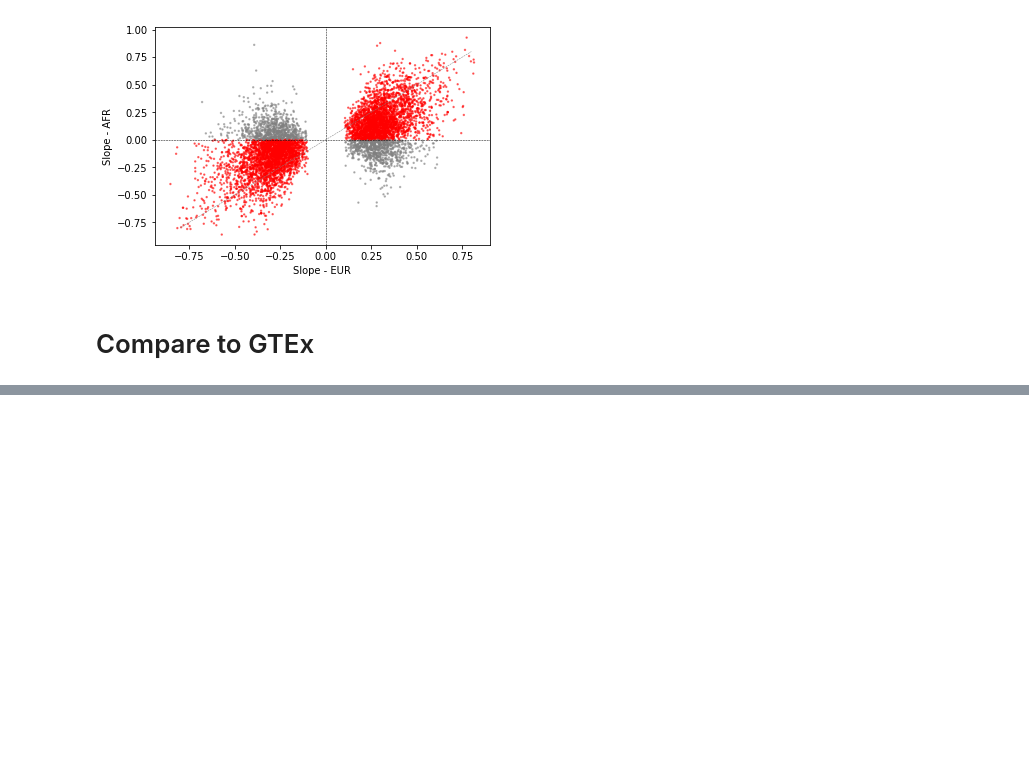
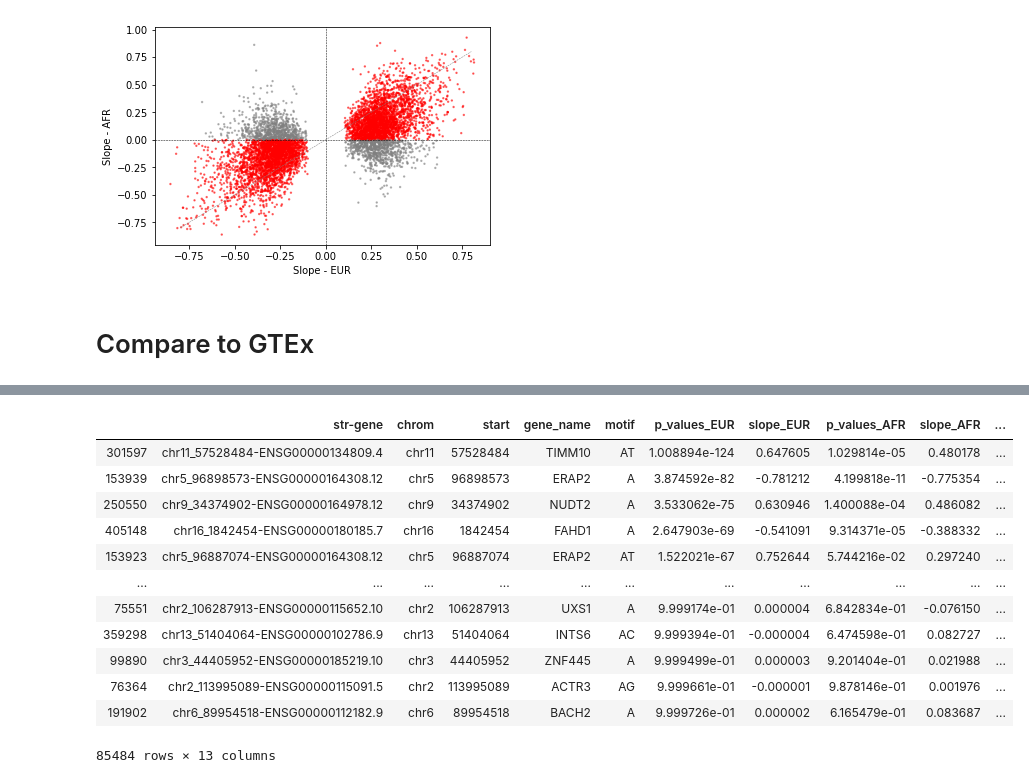
Before and after one commit to gymreklab/1000Genomes-TR-Analysis, a Jupyter notebook: geuvadis/GeuvadisPlots.ipynb, the cells around one changed output, grey strips where cells are left out. Saved outputs shown, nothing was run; the diff lists cells and outputs as text; code cells hidden in the pictures; blank space fills up the shorter version.

```diff
--- a/geuvadis/GeuvadisPlots.ipynb
+++ b/geuvadis/GeuvadisPlots.ipynb
@@ -161,0 +233,24 @@ for t in TISSUES:
+# %%
+dfs = []
+for chrom in range(1, 23):
+    if not os.path.exists("../het-stats/chr%s.period.tab"%chrom): continue
+    data = pd.read_csv("../het-stats/chr%s.stats.tab"%chrom, sep="\t")
+    dfs.append(data)
+data = pd.concat(dfs)
+
+motifs = pd.read_csv("../het-stats/motif_info.tab", sep="\t", names=["chrom", "start","period","motif"])
+data = pd.merge(data, motifs, on=["chrom","start"])
+data["reflen-bp"] = data.apply(lambda x: (x["end"]-x["start"]), 1)
+
+hetdata = data[(data["motif"].apply(type)==str)]
+# %%
+eur_fdr["start"] = eur_fdr["start_hg38"]
+afr_fdr["start"] = afr_fdr["start_hg38"]
+# %%
+eur_het = pd.merge(eur_fdr, hetdata[["chrom","start","het-EUR","het-AFR","nalleles-EUR","nalleles-AFR","motif"]],
+         on=["chrom","start"])
+afr_het = pd.merge(afr_fdr, hetdata[["chrom","start","het-EUR","het-AFR","nalleles-EUR","nalleles-AFR","motif"]],
+         on=["chrom","start"])
+# %%
+xx = pd.merge(eur_het[["str-gene","chrom","start","gene_name","motif","p_values","slope"]],
+              afr_het[["chrom","start","gene_name","motif","p_values","slope","het-EUR","het-AFR","nalleles-EUR","nalleles-AFR"]], on=["chrom","start","gene_name","motif"], suffixes=("_EUR","_AFR"))
@@ -161,0 +266,16 @@ for t in TISSUES:
+# %%
+xx[xx["nalleles-EUR"]>3].sort_values("p_values_EUR")
+# %% [output]
+|  | str-gene | chrom | start | gene_name | motif | p_values_EUR | slope_EUR | p_values_AFR | slope_AFR | ... |
+| 301597 | chr11_57528484-ENSG00000134809.4 | chr11 | 57528484 | TIMM10 | AT | 1.008894e-124 | 0.647605 | 1.029814e-05 | 0.480178 | ... |
+| 153939 | chr5_96898573-ENSG00000164308.12 | chr5 | 96898573 | ERAP2 | A | 3.874592e-82 | -0.781212 | 4.199818e-11 | -0.775354 | ... |
+| 250550 | chr9_34374902-ENSG00000164978.12 | chr9 | 34374902 | NUDT2 | A | 3.533062e-75 | 0.630946 | 1.400088e-04 | 0.486082 | ... |
+| 405148 | chr16_1842454-ENSG00000180185.7 | chr16 | 1842454 | FAHD1 | A | 2.647903e-69 | -0.541091 | 9.314371e-05 | -0.388332 | ... |
+| 153923 | chr5_96887074-ENSG00000164308.12 | chr5 | 96887074 | ERAP2 | AT | 1.522021e-67 | 0.752644 | 5.744216e-02 | 0.297240 | ... |
+| ... | ... | ... | ... | ... | ... | ... | ... | ... | ... | ... |
+| 75551 | chr2_106287913-ENSG00000115652.10 | chr2 | 106287913 | UXS1 | A | 9.999174e-01 | 0.000004 | 6.842834e-01 | -0.076150 | ... |
+| 359298 | chr13_51404064-ENSG00000102786.9 | chr13 | 51404064 | INTS6 | AC | 9.999394e-01 | -0.000004 | 6.474598e-01 | 0.082727 | ... |
+| 99890 | chr3_44405952-ENSG00000185219.10 | chr3 | 44405952 | ZNF445 | A | 9.999499e-01 | 0.000003 | 9.201404e-01 | 0.021988 | ... |
+| 76364 | chr2_113995089-ENSG00000115091.5 | chr2 | 113995089 | ACTR3 | AG | 9.999661e-01 | -0.000001 | 9.878146e-01 | 0.001976 | ... |
+| 191902 | chr6_89954518-ENSG00000112182.9 | chr6 | 89954518 | BACH2 | A | 9.999726e-01 | 0.000002 | 6.165479e-01 | 0.083687 | ... |
+85484 rows × 13 columns
```
Also changed, not shown: parts of 8 cells of this notebook, 1 other file.
